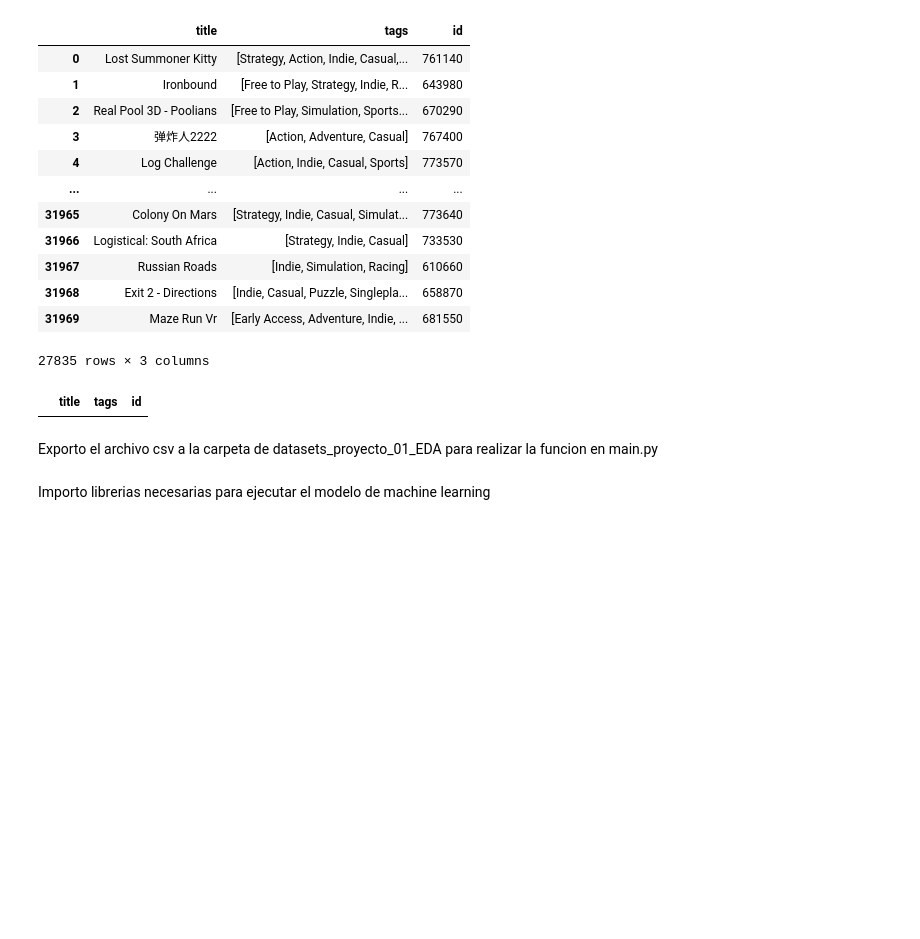
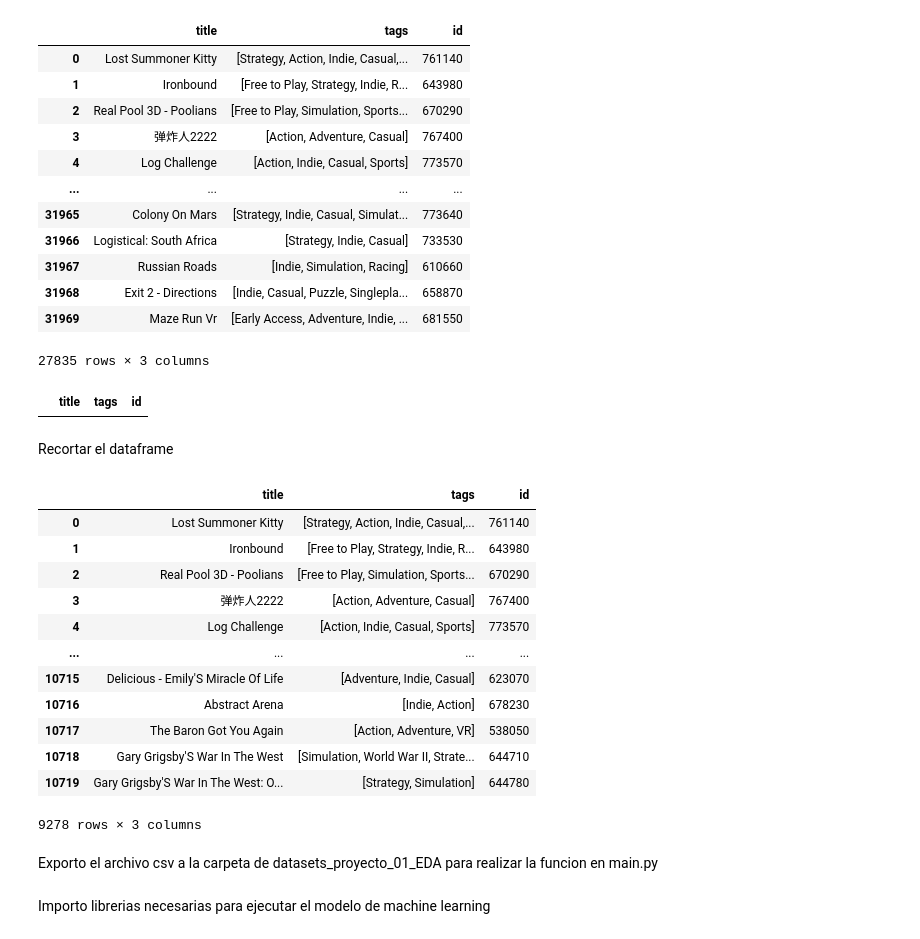
Before and after one commit to HaiderInfante/proyecto_01_henry_labs, a Jupyter notebook: proyecto_01_EDA_ETL.ipynb, the cells around one changed output. Drawn from its saved outputs; the diff is of its cells as text; code cells hidden in the pictures; blank space fills up the shorter version.

Commit message:
Reduce file model machine learning

```diff
--- a/proyecto_01_EDA_ETL.ipynb
+++ b/proyecto_01_EDA_ETL.ipynb
@@ -1616,3 +1616,29 @@ is_empty = machine_learning_model_filter['tags'].apply(lambda x: len(x) == 1)
 machine_learning_model_filter[is_empty]
 # %% [output]
 |  | title | tags | id |
+# %% [markdown]
+Recortar el dataframe
+# %%
+total_filas = len(machine_learning_model_filter)
+
+# Calcula el índice en el que deseas dividir el DataFrame en un tercio
+indice_division = total_filas // 3
+
+# Divide el DataFrame en un tercio
+tercio_inferior = machine_learning_model_filter[:indice_division]
+# %%
+tercio_inferior
+# %% [output]
+|  | title | tags | id |
+| 0 | Lost Summoner Kitty | [Strategy, Action, Indie, Casual,... | 761140 |
+| 1 | Ironbound | [Free to Play, Strategy, Indie, R... | 643980 |
+| 2 | Real Pool 3D - Poolians | [Free to Play, Simulation, Sports... | 670290 |
+| 3 | 弹炸人2222 | [Action, Adventure, Casual] | 767400 |
+| 4 | Log Challenge | [Action, Indie, Casual, Sports] | 773570 |
+| ... | ... | ... | ... |
+| 10715 | Delicious - Emily'S Miracle Of Life | [Adventure, Indie, Casual] | 623070 |
+| 10716 | Abstract Arena | [Indie, Action] | 678230 |
+| 10717 | The Baron Got You Again | [Action, Adventure, VR] | 538050 |
+| 10718 | Gary Grigsby'S War In The West | [Simulation, World War II, Strate... | 644710 |
+| 10719 | Gary Grigsby'S War In The West: O... | [Strategy, Simulation] | 644780 |
+9278 rows × 3 columns
```
Also changed, not shown: parts of 1 cell of this notebook, 1 other file.
